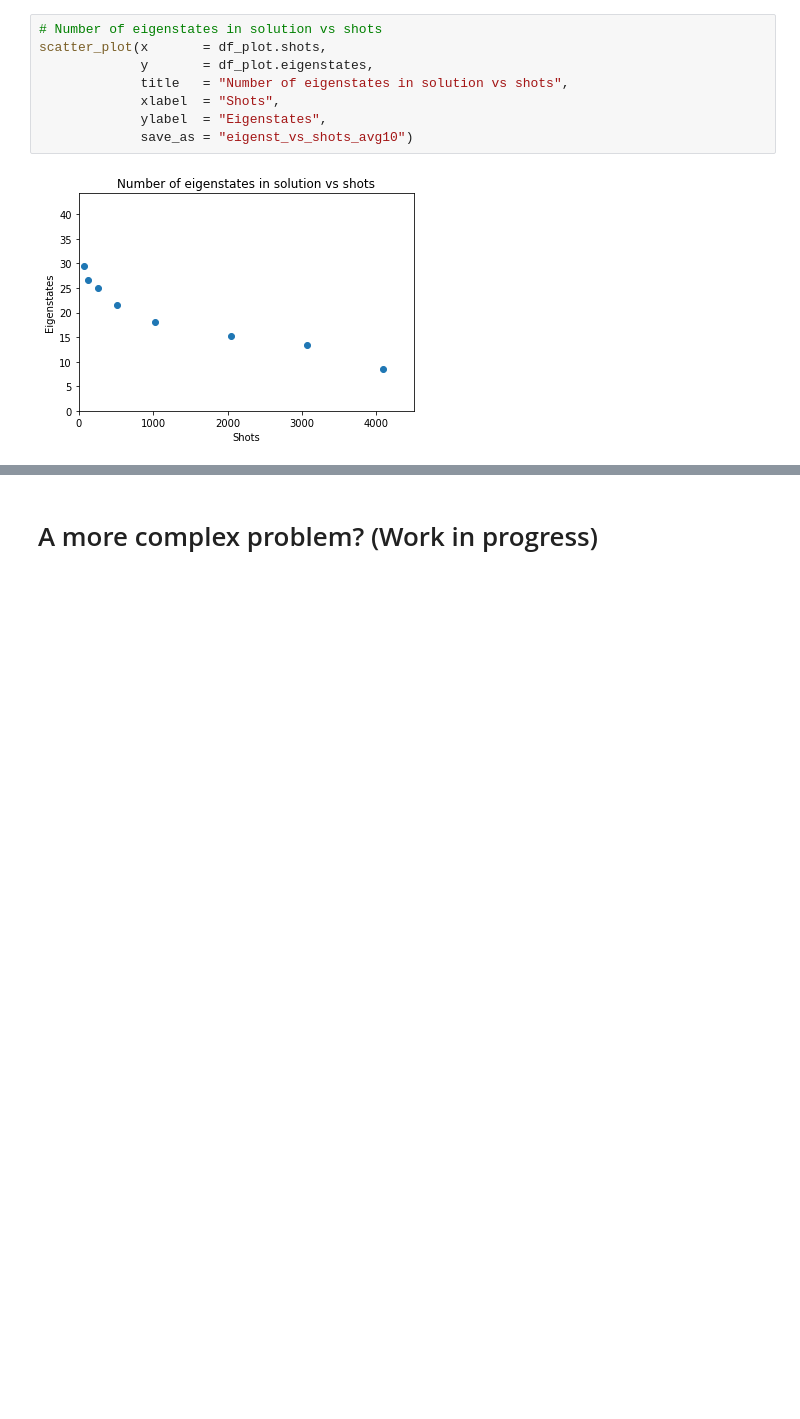
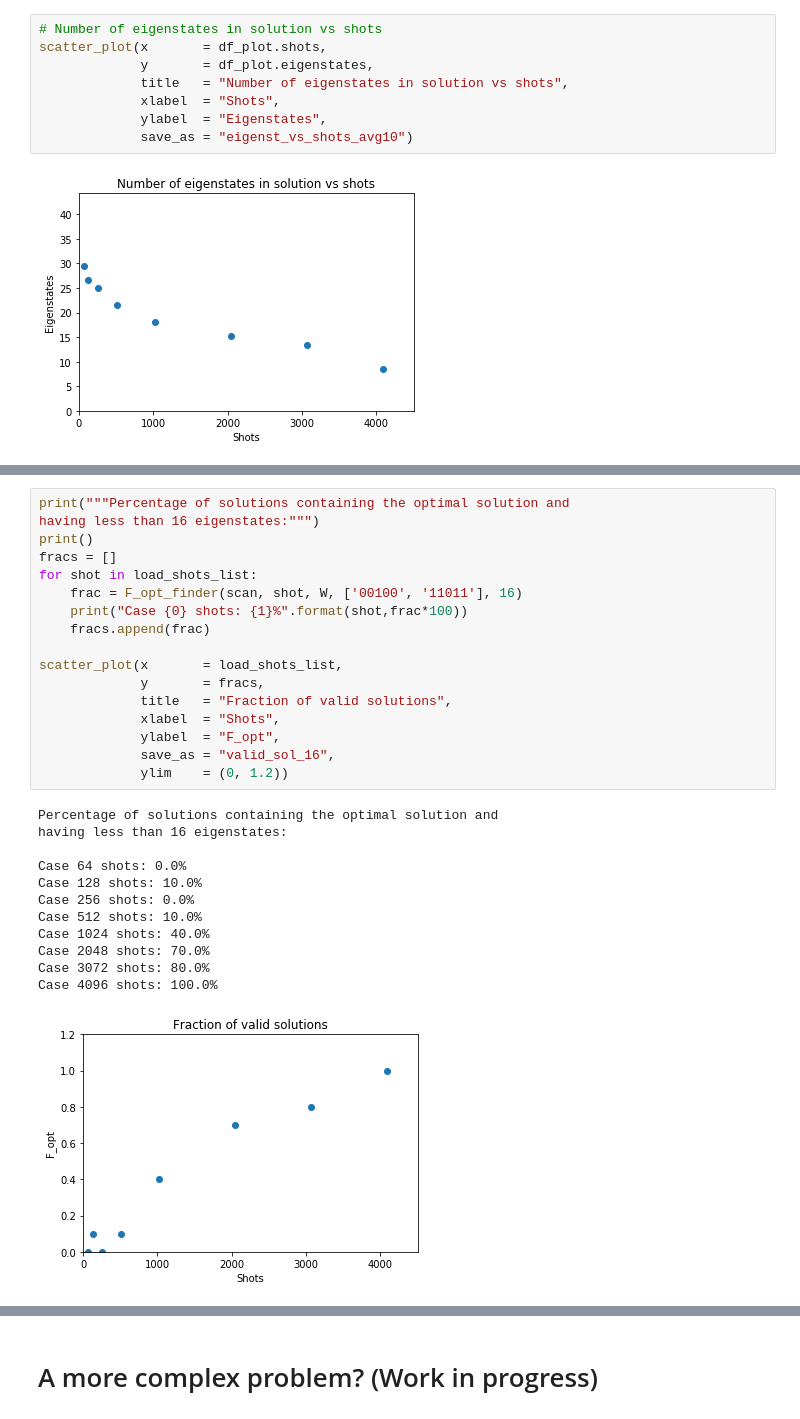
Before and after one commit to NTrevisani/DataScienceMaster, a Jupyter notebook: TFM/MaxCut/Max_Cut.ipynb, the cells around one changed output, grey strips where cells are left out. Saved outputs shown, nothing was run; the diff lists cells and outputs as text; blank space fills up the shorter version.

```diff
--- a/TFM/MaxCut/Max_Cut.ipynb
+++ b/TFM/MaxCut/Max_Cut.ipynb
@@ -1411,0 +1463,30 @@ scatter_plot(x       = df_plot.shots,
+# %%
+print("""Percentage of solutions containing the optimal solution and
+having less than 16 eigenstates:""")
+print()
+fracs = []
+for shot in load_shots_list:
+    frac = F_opt_finder(scan, shot, W, ['00100', '11011'], 16)
+    print("Case {0} shots: {1}%".format(shot,frac*100))
+    fracs.append(frac)
+
+scatter_plot(x       = load_shots_list,
+             y       = fracs,
+             title   = "Fraction of valid solutions",
+             xlabel  = "Shots",
+             ylabel  = "F_opt",
+             save_as = "valid_sol_16",
+             ylim    = (0, 1.2))
+# %% [output]
+Percentage of solutions containing the optimal solution and
+having less than 16 eigenstates:
+
+Case 64 shots: 0.0%
+Case 128 shots: 10.0%
+Case 256 shots: 0.0%
+Case 512 shots: 10.0%
+Case 1024 shots: 40.0%
+Case 2048 shots: 70.0%
+Case 3072 shots: 80.0%
+Case 4096 shots: 100.0%
+[figure, added]
```
Also changed, not shown: parts of 29 cells of this notebook, 1 other file.
